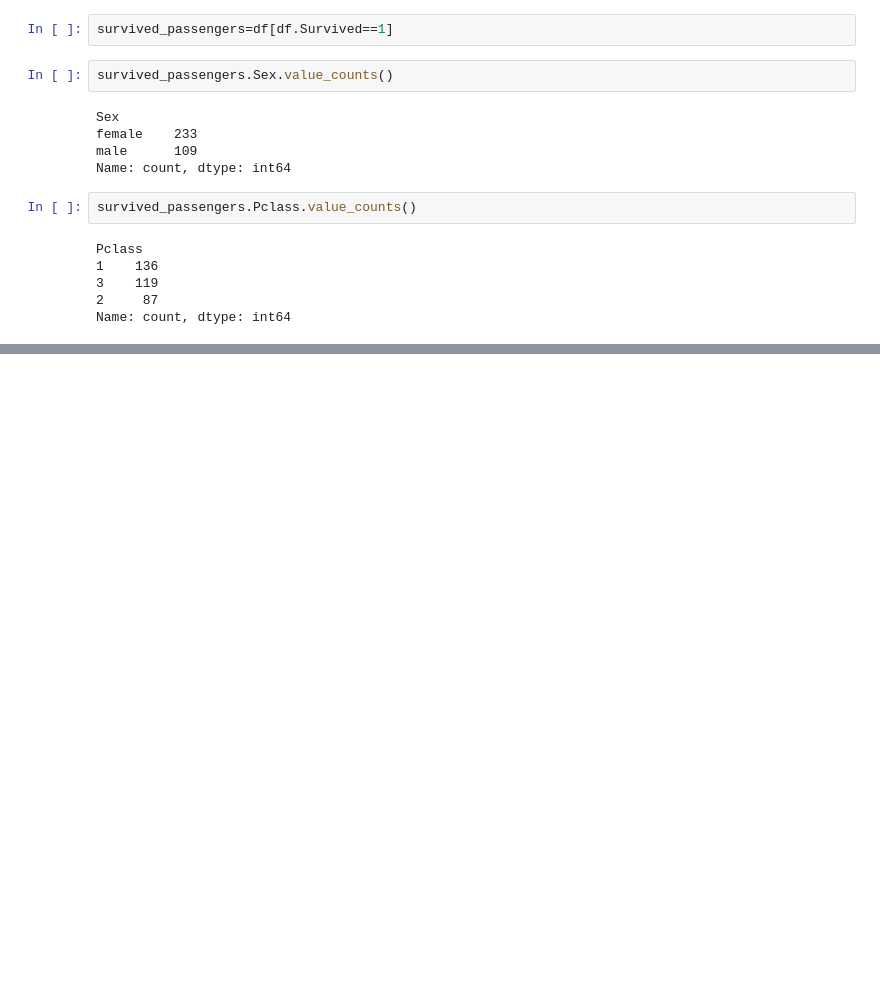
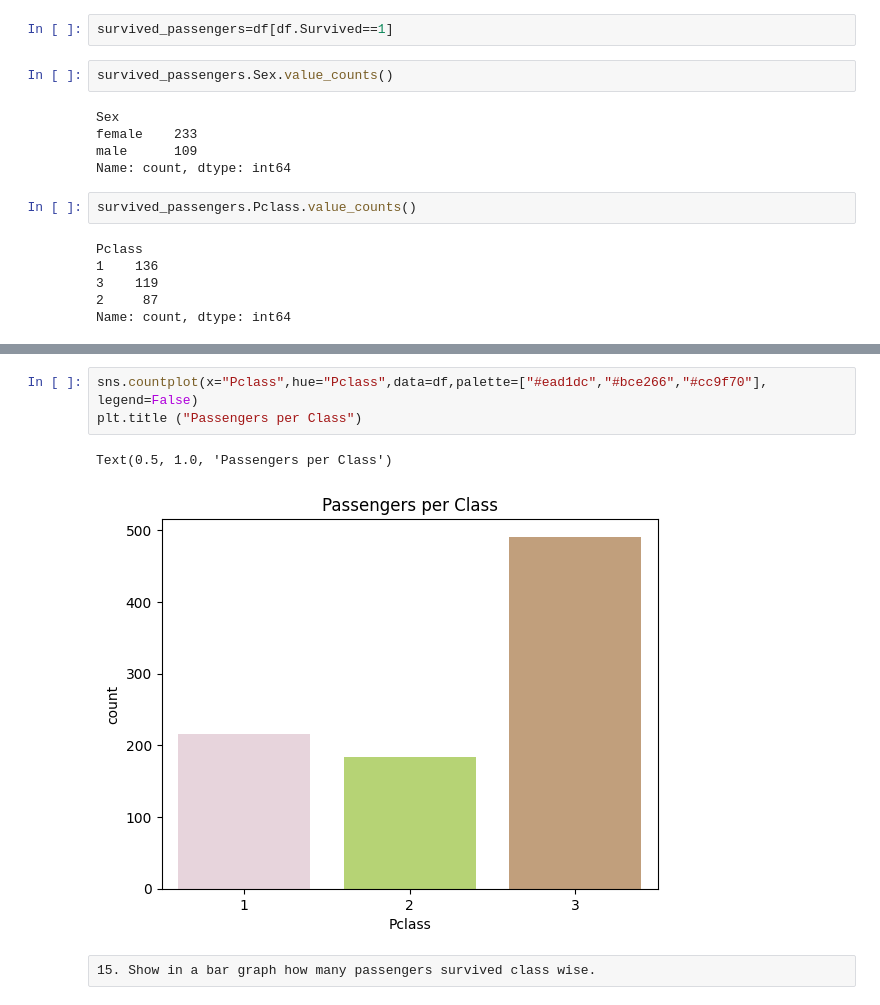
Before and after one commit to deembuvi/Titanic_project, a Jupyter notebook: titanic.ipynb, the cells around one changed output, grey strips where cells are left out. Cells and saved outputs as stored; diff of their text form; blank space fills up the shorter version.

```diff
--- a/titanic.ipynb
+++ b/titanic.ipynb
@@ -476,0 +496,8 @@ Text(0.5, 1.0, 'Survival of Females and Males per Passsenger Class')
+# %%
+sns.countplot(x="Pclass",hue="Pclass",data=df,palette=["#ead1dc","#bce266","#cc9f70"], legend=False)
+plt.title ("Passengers per Class")
+# %% [output]
+Text(0.5, 1.0, 'Passengers per Class')
+[figure, added]
+# %% [raw]
+15. Show in a bar graph how many passengers survived class wise.
```
Also changed, not shown: parts of 16 cells of this notebook.
